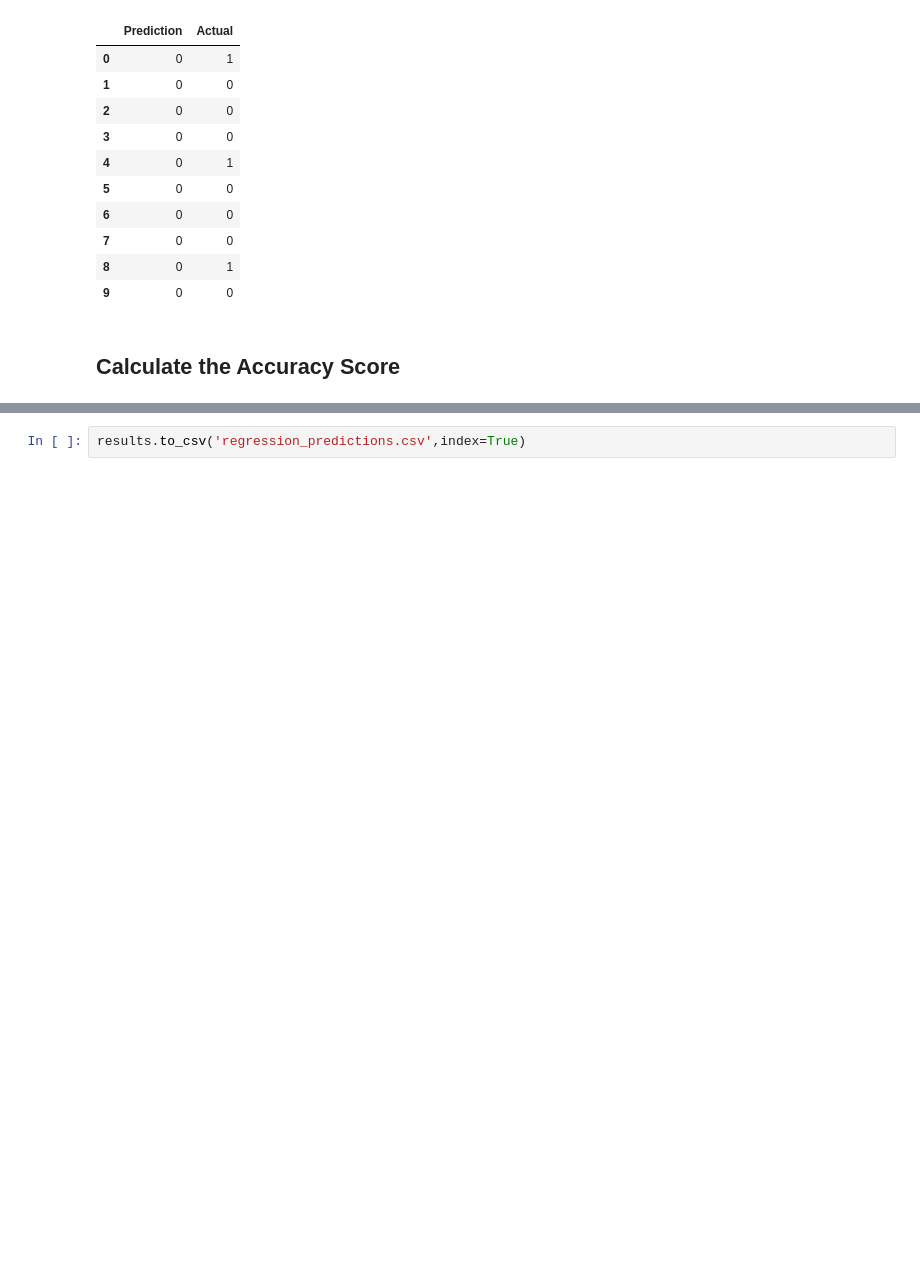
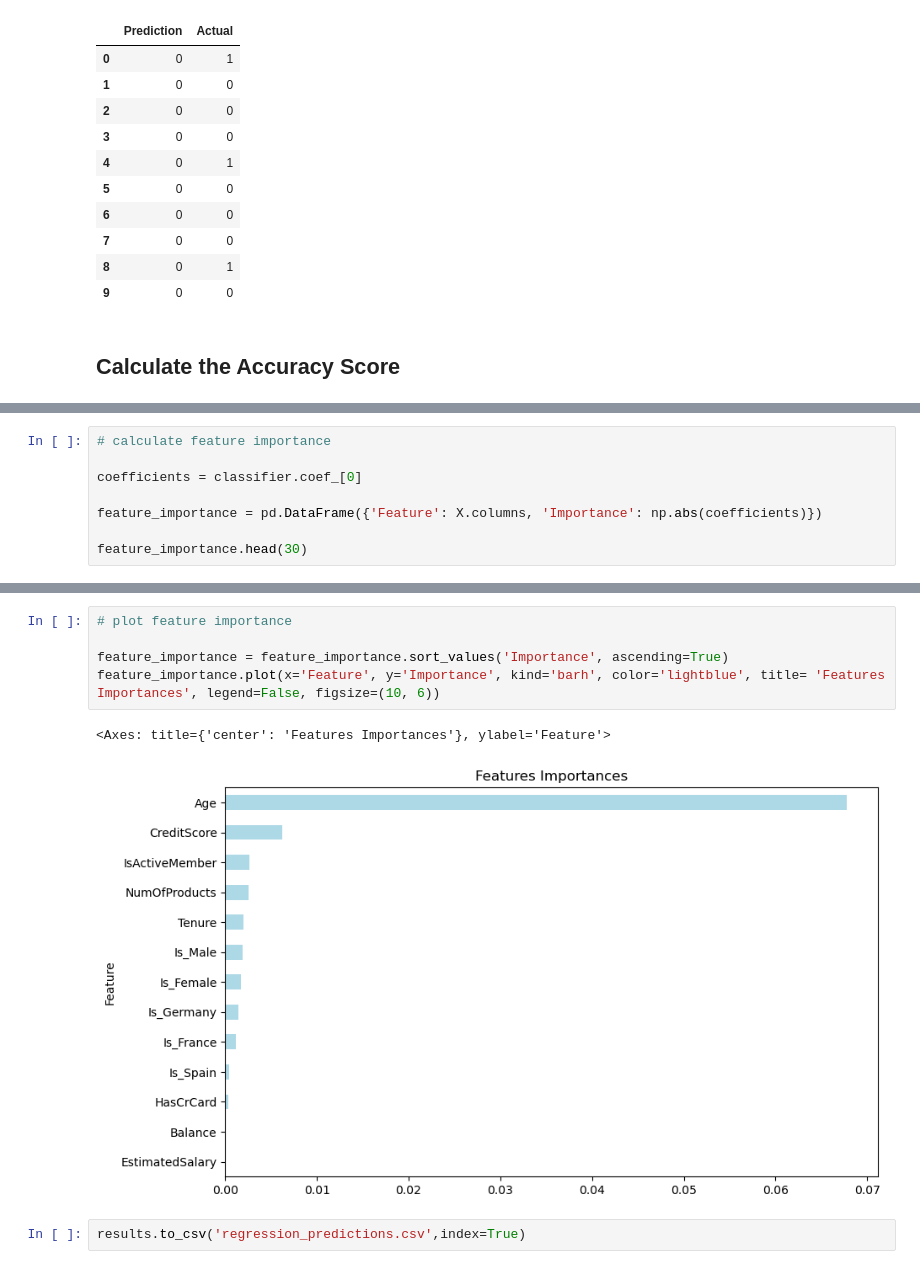
Before and after one commit to Talieh-Sh/Bank_Churn_Project, a Jupyter notebook: regression_model_files/bank_churn_regression.ipynb, the cells around one changed output, grey strips where cells are left out. Cells and saved outputs as stored; diff of their text form; blank space fills up the shorter version.

```diff
--- a/regression_model_files/bank_churn_regression.ipynb
+++ b/regression_model_files/bank_churn_regression.ipynb
@@ -182,0 +199,8 @@ accuracy_score(y_test, predictions)
+# %%
+# calculate feature importance
+
+coefficients = classifier.coef_[0]
+
+feature_importance = pd.DataFrame({'Feature': X.columns, 'Importance': np.abs(coefficients)})
+
+feature_importance.head(30)
@@ -183,3 +222,11 @@ accuracy_score(y_test, predictions)
+# %%
+# plot feature importance
+
+feature_importance = feature_importance.sort_values('Importance', ascending=True)
+feature_importance.plot(x='Feature', y='Importance', kind='barh', color='lightblue', title= 'Features Importances', legend=False, figsize=(10, 6))
+# %% [output]
+<Axes: title={'center': 'Features Importances'}, ylabel='Feature'>
+[figure, added]
 # %%
 results.to_csv('regression_predictions.csv',index=True)
 # %%
```
Also changed, not shown: parts of 7 cells of this notebook, 3 other files.
